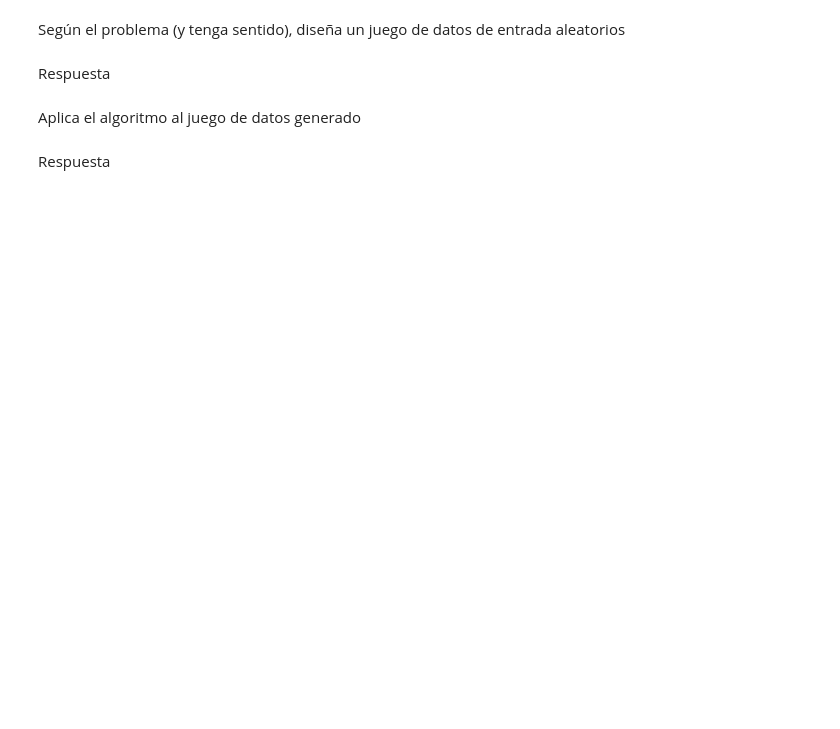
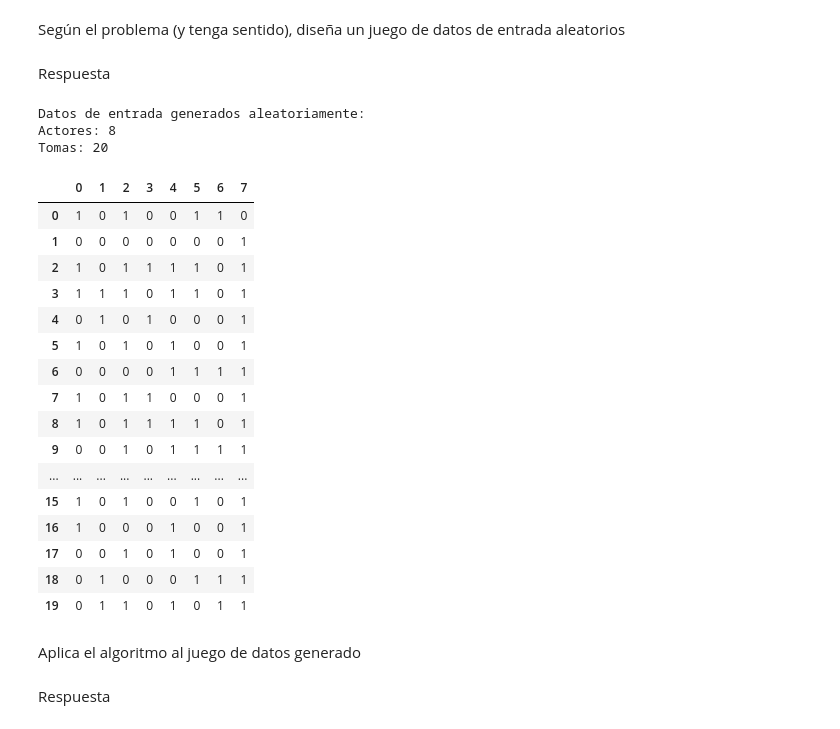
Before and after one commit to JFSS20000/SEMINARIO, a Jupyter notebook: JOSE_FERNANDO_SARMIENTO_Seminario_Algoritmos.ipynb, the cells around one changed output. Cells and saved outputs as stored; diff of their text form; code cells hidden in the pictures; blank space fills up the shorter version.

```diff
--- a/JOSE_FERNANDO_SARMIENTO_Seminario_Algoritmos.ipynb
+++ b/JOSE_FERNANDO_SARMIENTO_Seminario_Algoritmos.ipynb
@@ -189,6 +484,59 @@ Respuesta
 Según el problema (y tenga sentido), diseña un juego de datos de entrada aleatorios
 # %% [markdown]
 Respuesta
+# %%
+# juego de datos de entrada aleatorios
+
+import numpy as np
+import random
+
+# Definir los parámetros para generar los datos aleatorios
+num_tomas_aleatorio = 20  # Número de tomas (filas)
+num_actores_aleatorio = 8  # Número de actores (columnas)
+
+probabilidad_participacion = 0.5 # 50% de probabilidad
+
+# Generar una matriz de datos aleatorios
+# Usamos np.random.rand() para generar valores flotantes entre 0 y 1
+datos_aleatorios = (np.random.rand(num_tomas_aleatorio, num_actores_aleatorio) < probabilidad_participacion).astype(int)
+
+# Cada toma tenga al menos un actor posible (al menos una fila con un 1)
+# Esto es importante para que el problema tenga solución
+for i in range(num_tomas_aleatorio):
+    if np.sum(datos_aleatorios[i, :]) == 0:
+        # Si la fila es toda ceros, seleccionamos aleatoriamente un actor para que pueda participar
+        actor_a_participar = random.randint(0, num_actores_aleatorio - 1)
+        datos_aleatorios[i, actor_a_participar] = 1
+
+# Convertir la matriz NumPy a DataFrame de Pandas para mantener la estructura del código original
+# Aunque el backtracking funciona directamente con el array, usar DataFrame para la visualización
+df_datos_aleatorios = pd.DataFrame(datos_aleatorios)
+
+print("\nDatos de entrada generados aleatoriamente:")
+print(f"Actores: {num_actores_aleatorio}")
+print(f"Tomas: {num_tomas_aleatorio}")
+df_datos_aleatorios
+# %% [output]
+Datos de entrada generados aleatoriamente:
+Actores: 8
+Tomas: 20
+|  | 0 | 1 | 2 | 3 | 4 | 5 | 6 | 7 |
+| 0 | 1 | 0 | 1 | 0 | 0 | 1 | 1 | 0 |
+| 1 | 0 | 0 | 0 | 0 | 0 | 0 | 0 | 1 |
+| 2 | 1 | 0 | 1 | 1 | 1 | 1 | 0 | 1 |
+| 3 | 1 | 1 | 1 | 0 | 1 | 1 | 0 | 1 |
+| 4 | 0 | 1 | 0 | 1 | 0 | 0 | 0 | 1 |
+| 5 | 1 | 0 | 1 | 0 | 1 | 0 | 0 | 1 |
+| 6 | 0 | 0 | 0 | 0 | 1 | 1 | 1 | 1 |
+| 7 | 1 | 0 | 1 | 1 | 0 | 0 | 0 | 1 |
+| 8 | 1 | 0 | 1 | 1 | 1 | 1 | 0 | 1 |
+| 9 | 0 | 0 | 1 | 0 | 1 | 1 | 1 | 1 |
+| ... | ... | ... | ... | ... | ... | ... | ... | ... |
+| 15 | 1 | 0 | 1 | 0 | 0 | 1 | 0 | 1 |
+| 16 | 1 | 0 | 0 | 0 | 1 | 0 | 0 | 1 |
+| 17 | 0 | 0 | 1 | 0 | 1 | 0 | 0 | 1 |
+| 18 | 0 | 1 | 0 | 0 | 0 | 1 | 1 | 1 |
+| 19 | 0 | 1 | 1 | 0 | 1 | 0 | 1 | 1 |
 # %% [markdown]
 Aplica el algoritmo al juego de datos generado
 # %% [markdown]
```
Also changed, not shown: parts of 7 cells of this notebook.
